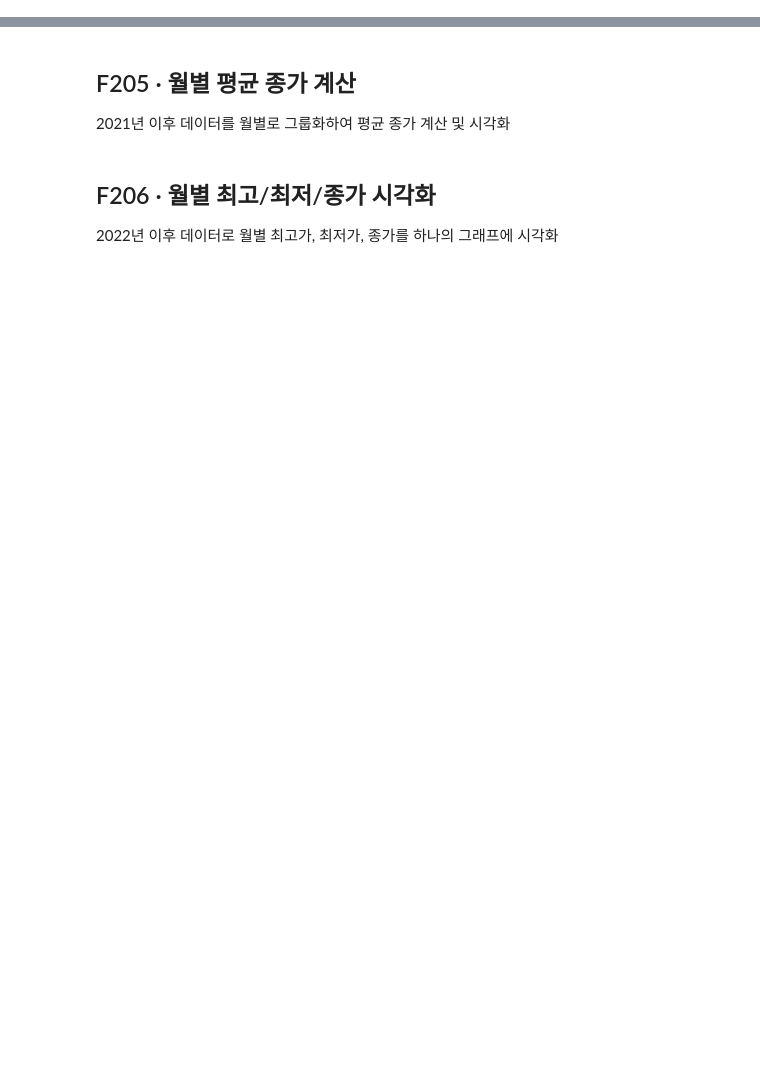
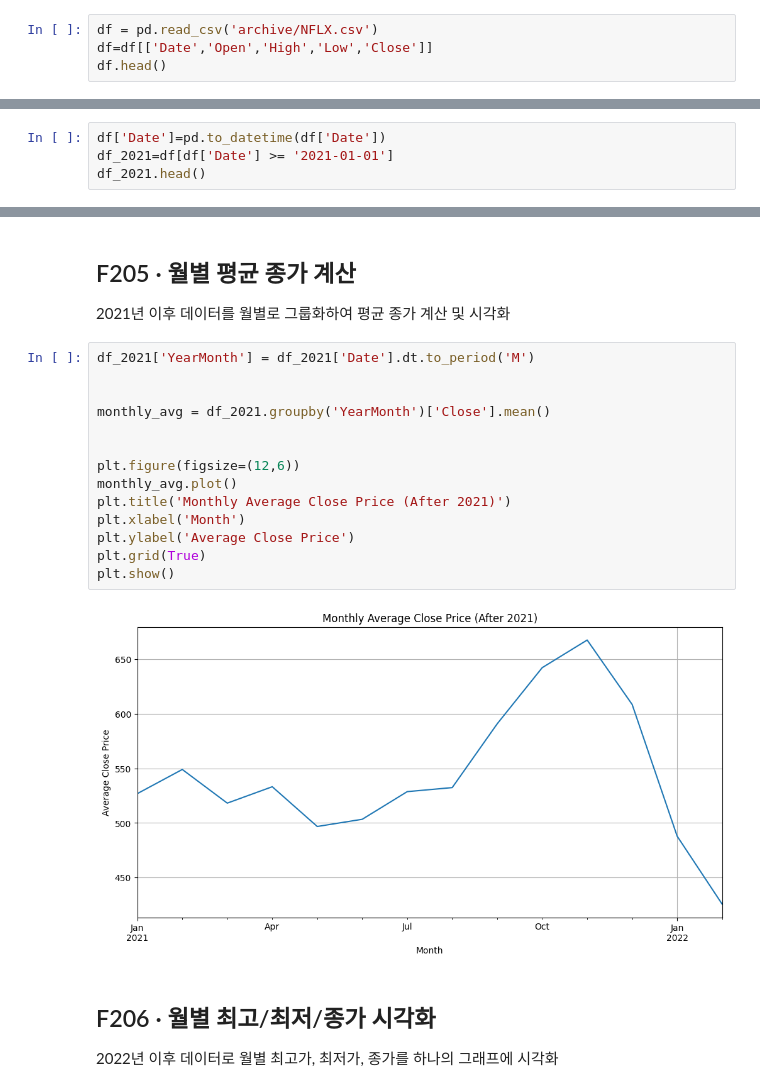
Before and after one commit to baegseoyeon99-collab/netflix_project, a Jupyter notebook: netflix_stock_analysis.ipynb, the cells around one changed output, grey strips where cells are left out. Saved outputs shown, nothing was run; the diff lists cells and outputs as text; blank space fills up the shorter version.

```diff
--- a/netflix_stock_analysis.ipynb
+++ b/netflix_stock_analysis.ipynb
@@ -8,3 +13,7 @@
 ## F202 · CSV 파일 읽기 및 필드 선택
 
 NFLX.csv를 Pandas로 읽고 Date, Open, High, Low, Close 필드만 선택
+# %%
+df = pd.read_csv('archive/NFLX.csv')
+df=df[['Date','Open','High','Low','Close']]
+df.head()
@@ -12,3 +28,7 @@ NFLX.csv를 Pandas로 읽고 Date, Open, High, Low, Close 필드만 선택
 ## F203 · 2021년 이후 데이터 필터링
 
 2021년 이후 데이터만 필터링 후 종가 그래프 시각화
+# %%
+df['Date']=pd.to_datetime(df['Date'])
+df_2021=df[df['Date'] >= '2021-01-01']
+df_2021.head()
@@ -20,6 +56,22 @@ NFLX.csv를 Pandas로 읽고 Date, Open, High, Low, Close 필드만 선택
 ## F205 · 월별 평균 종가 계산
 
 2021년 이후 데이터를 월별로 그룹화하여 평균 종가 계산 및 시각화
+# %%
+df_2021['YearMonth'] = df_2021['Date'].dt.to_period('M')
+
+
+monthly_avg = df_2021.groupby('YearMonth')['Close'].mean()
+
+
+plt.figure(figsize=(12,6))
+monthly_avg.plot()
+plt.title('Monthly Average Close Price (After 2021)')
+plt.xlabel('Month')
+plt.ylabel('Average Close Price')
+plt.grid(True)
+plt.show()
+# %% [output]
+[figure, added]
 # %% [markdown]
 ## F206 · 월별 최고/최저/종가 시각화
 
```
Also changed, not shown: parts of 5 cells of this notebook, 1 other file.
